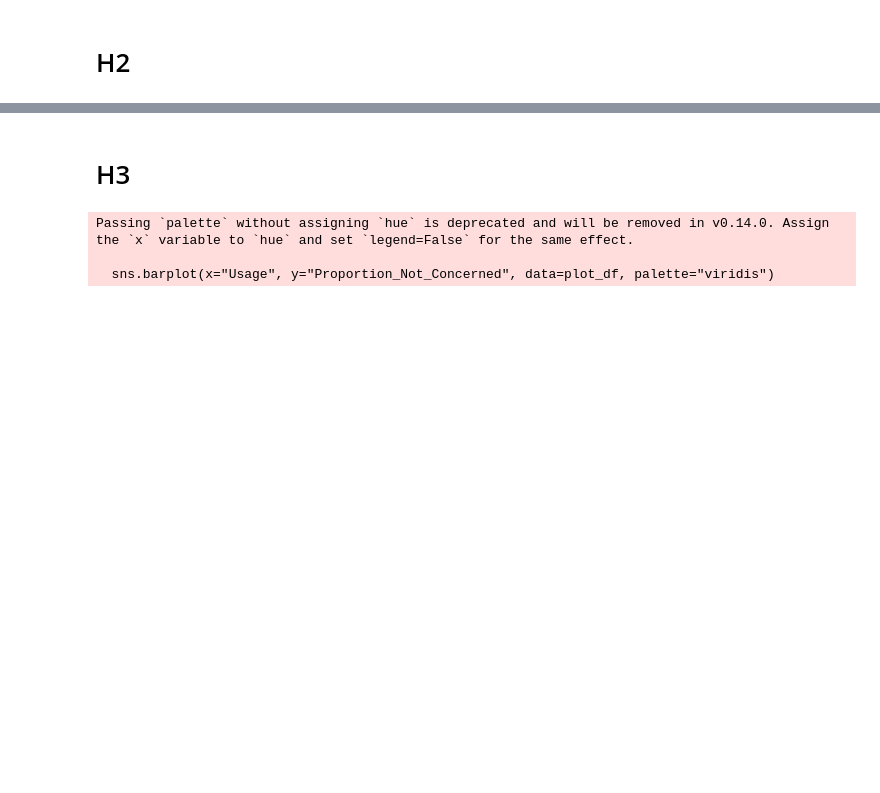
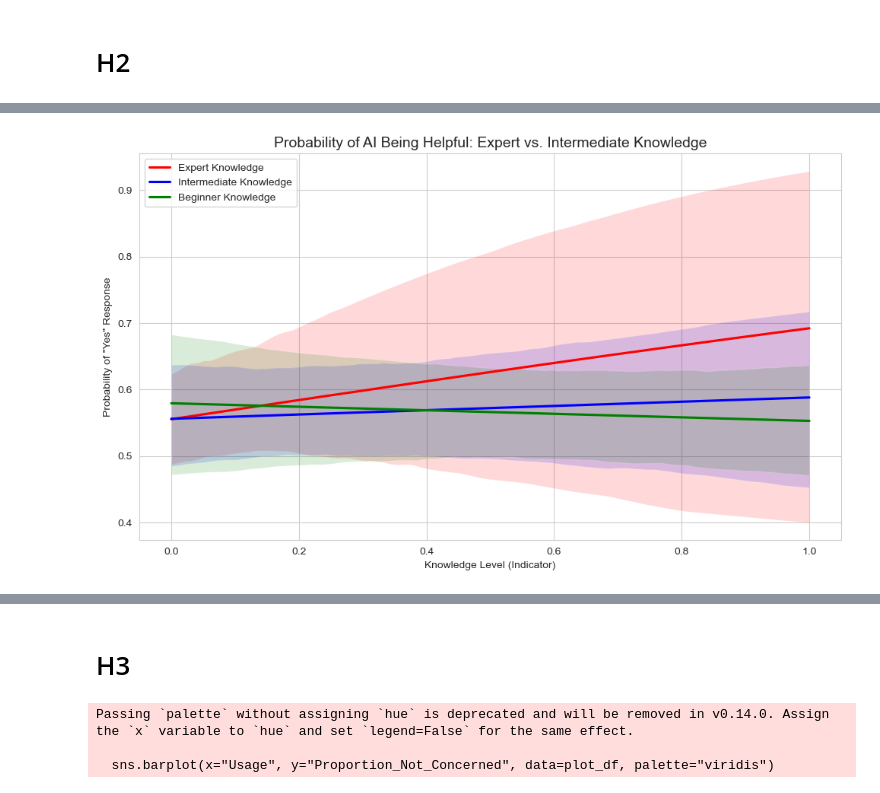
Before and after one commit to acdas10/AI-Recommendation-and-Trust, a Jupyter notebook: hypothesis_testing_understanding.ipynb, the cells around one changed output, grey strips where cells are left out. Cells and saved outputs as stored; diff of their text form; code cells hidden in the pictures; blank space fills up the shorter version.

```diff
--- a/hypothesis_testing_understanding.ipynb
+++ b/hypothesis_testing_understanding.ipynb
@@ -171,0 +220,26 @@ AI_Usage_Weekly- A few times     -0.0523        nan        nan        nan
+# %%
+import pandas as pd
+import seaborn as sns
+import matplotlib.pyplot as plt
+
+plt.figure(figsize=(10, 6))
+
+# Plot for Experts
+sns.regplot(x='AI_Knowledge_Expert', y='AI_Helpfulness_Yes', data=df,
+            logistic=True, ci=95, label='Expert Knowledge', color='red', scatter=False)
+
+# Plot for Intermediates
+sns.regplot(x='AI_Knowledge_Intermediate', y='AI_Helpfulness_Yes', data=df,
+            logistic=True, ci=95, label='Intermediate Knowledge', color='blue', scatter=False)
+# Plot for Beginner
+sns.regplot(x='AI_Knowledge_Beginner', y='AI_Helpfulness_Yes', data=df,
+            logistic=True, ci=95, label='Beginner Knowledge', color='green', scatter=False)
+
+plt.title('Probability of AI Being Helpful: Expert vs. Intermediate Knowledge', fontsize=14)
+plt.xlabel('Knowledge Level (Indicator)')
+plt.ylabel('Probability of "Yes" Response')
+plt.legend()
+plt.tight_layout()
+plt.show()
+# %% [output]
+[figure, added]
```
Also changed, not shown: parts of 21 cells of this notebook, 1 other file.
